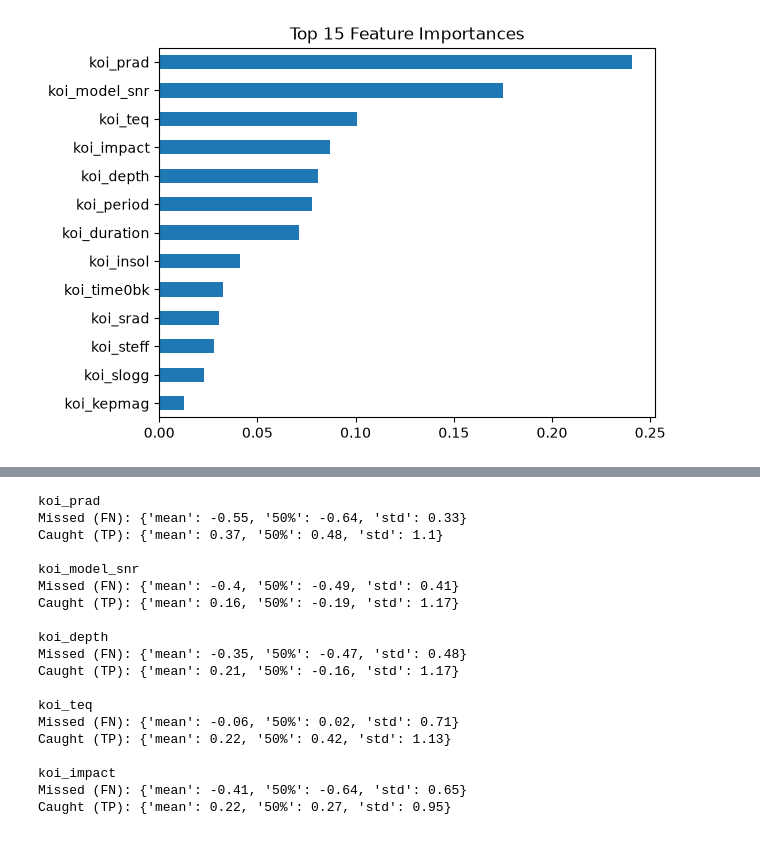
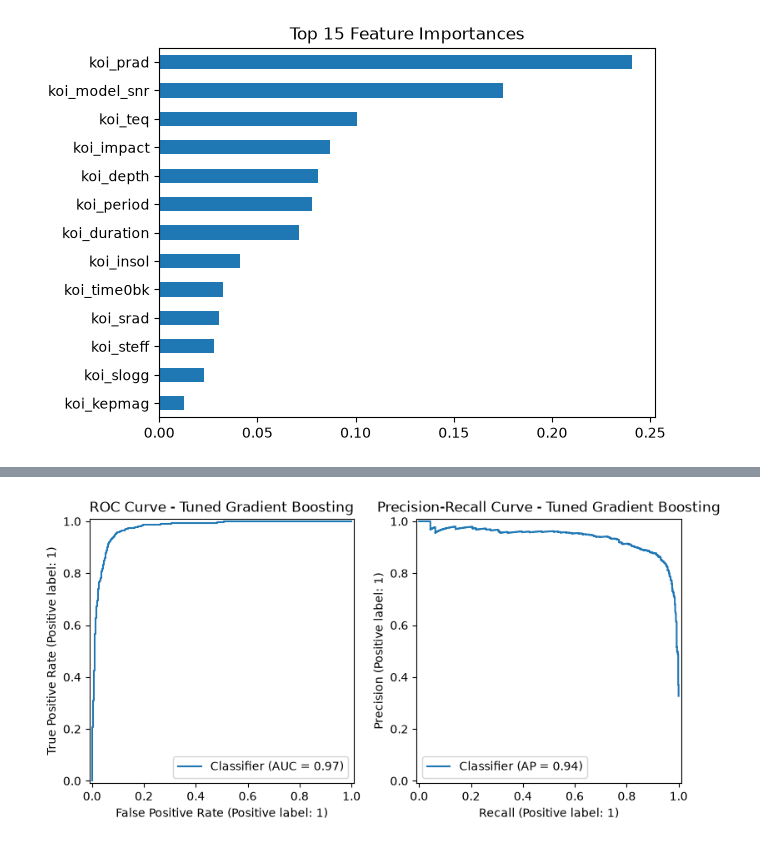
Before and after one commit to DawoodAhmadAnalyst/Keppler-Exoplanet-Search, a Jupyter notebook: Modelling.ipynb, the cells around one changed output, grey strips where cells are left out. Saved outputs shown, nothing was run; the diff lists cells and outputs as text; code cells hidden in the pictures.

Commit message:
Today More Modeling

```diff
--- a/Modelling.ipynb
+++ b/Modelling.ipynb
@@ -411,40 +420,12 @@ plt.show()
 # %%
-# Build a results dataframe aligned with your test set
-# Replace 'feature_columns' with whatever variable holds your original column names
-# (e.g., X.columns if X was your DataFrame before train_test_split/scaling)
-X_test_df = pd.DataFrame(X_test, columns=features)
+fig, ax = plt.subplots(1, 2, figsize=(8, 6))
+RocCurveDisplay.from_predictions(y_test, y_proba_best, ax=ax[0])
+ax[0].set_title(f'ROC Curve - {best_model_name}')
 
-results = X_test_df.copy()
-results['true'] = y_test.values if hasattr(y_test, 'values') else y_test
-results['pred'] = y_pred_best
 
-# The 68 false negatives: real CONFIRMED, model said FALSE POSITIVE
-missed = results[(results['true'] == 0) & (results['pred'] == 1)]          # real CONFIRMED, predicted FALSE POSITIVE
-
-# Compare their key feature distributions against correctly-caught CONFIRMEDs
-correctly_caught = results[(results['true'] == 0) & (results['pred'] == 0)]
-
-for col in ['koi_prad', 'koi_model_snr', 'koi_depth', 'koi_teq', 'koi_impact']:
-    print(f"\n{col}")
-    print("Missed (FN):", missed[col].describe()[['mean','50%','std']].round(2).to_dict())
-    print("Caught (TP):", correctly_caught[col].describe()[['mean','50%','std']].round(2).to_dict())
+PrecisionRecallDisplay.from_predictions(y_test, y_proba_best, ax=ax[1])
+ax[1].set_title(f'Precision-Recall Curve - {best_model_name}')
+plt.tight_layout()
+plt.show()
 # %% [output]
-koi_prad
-Missed (FN): {'mean': -0.55, '50%': -0.64, 'std': 0.33}
-Caught (TP): {'mean': 0.37, '50%': 0.48, 'std': 1.1}
-
-koi_model_snr
-Missed (FN): {'mean': -0.4, '50%': -0.49, 'std': 0.41}
-Caught (TP): {'mean': 0.16, '50%': -0.19, 'std': 1.17}
-
-koi_depth
-Missed (FN): {'mean': -0.35, '50%': -0.47, 'std': 0.48}
-Caught (TP): {'mean': 0.21, '50%': -0.16, 'std': 1.17}
-
-koi_teq
-Missed (FN): {'mean': -0.06, '50%': 0.02, 'std': 0.71}
-Caught (TP): {'mean': 0.22, '50%': 0.42, 'std': 1.13}
-
-koi_impact
-Missed (FN): {'mean': -0.41, '50%': -0.64, 'std': 0.65}
-Caught (TP): {'mean': 0.22, '50%': 0.27, 'std': 0.95}
+[figure, added]
```
Also changed, not shown: parts of 4 cells of this notebook.
